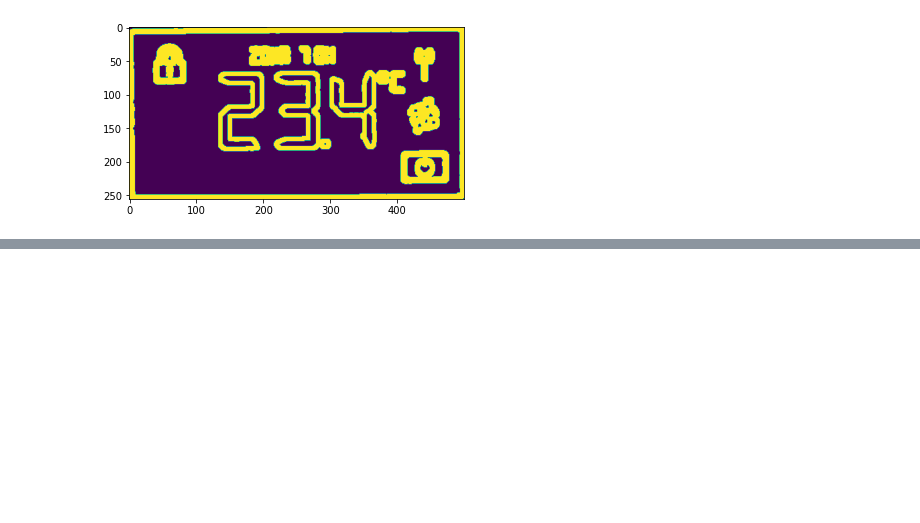
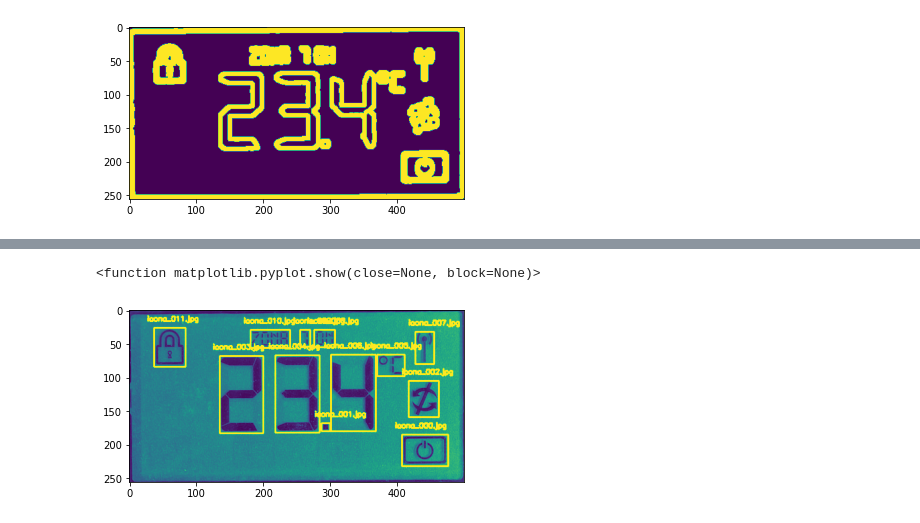
Before and after one commit to TancrediZini/2022-06-15_TM_progetto, a Jupyter notebook: main.ipynb, the cells around one changed output, grey strips where cells are left out. Cells and saved outputs as stored; diff of their text form; code cells hidden in the pictures; blank space fills up the shorter version.

```diff
--- a/main.ipynb
+++ b/main.ipynb
@@ -176,0 +224,45 @@ plt.show
+# %%
+final = gray.copy()
+cnt = 0
+if os.path.exists(res_path):
+    os.remove(res_path)
+for images in os.listdir(p_icons):
+    if(images.endswith(".jpg")):
+        i_p = os.path.join(p_icons + '\\' + images)
+        icona = cv2.imread(i_p)
+        icona = cv2.cvtColor(icona,cv2.COLOR_BGR2GRAY)
+        if images == csv_reader['id'] [cnt]:
+
+            # print(csv_reader['id'][cnt])
+            x,y,w,h = (csv_reader['x'][cnt],csv_reader['y'][cnt],csv_reader['w'][cnt],csv_reader['h'][cnt])
+            # print( x, y, w, h)
+            res = cv2.matchTemplate(final.copy(), icona, cv2.TM_CCOEFF_NORMED)
+            # print(res)
+            locations = np.where(res>=thresh)
+            locations = list(zip(*locations[::-1]))
+            # print('locations')
+            # print(locations)
+            if len(locations) != 0:
+                for loc in locations:
+                    if x == loc[0] and y == loc[1]:
+                        # print("trovato " + images)
+                        found = open(res_path, "a")
+                        found.write("trovato " + images + '\r\n')
+                        found.close()
+                        cv2.rectangle(final, (x,y), (x+w, y+h), 255, 2)
+                        cv2.putText(final, images, (x-10, y - 10), cv2.FONT_HERSHEY_SIMPLEX, 0.35, 255, 2)
+
+    if cnt < 12:
+        cnt += 1
+
+
+
+plt.imshow(final)
+plt.show
+
+# cv2.imshow('draw_cnts', draw_cnts)
+# cv2.waitKey(0)
+# cv2.destroyAllWindows()
+# %% [output]
+<function matplotlib.pyplot.show(close=None, block=None)>
+[figure, added]
```
Also changed, not shown: parts of 8 cells of this notebook, 49 other files.
